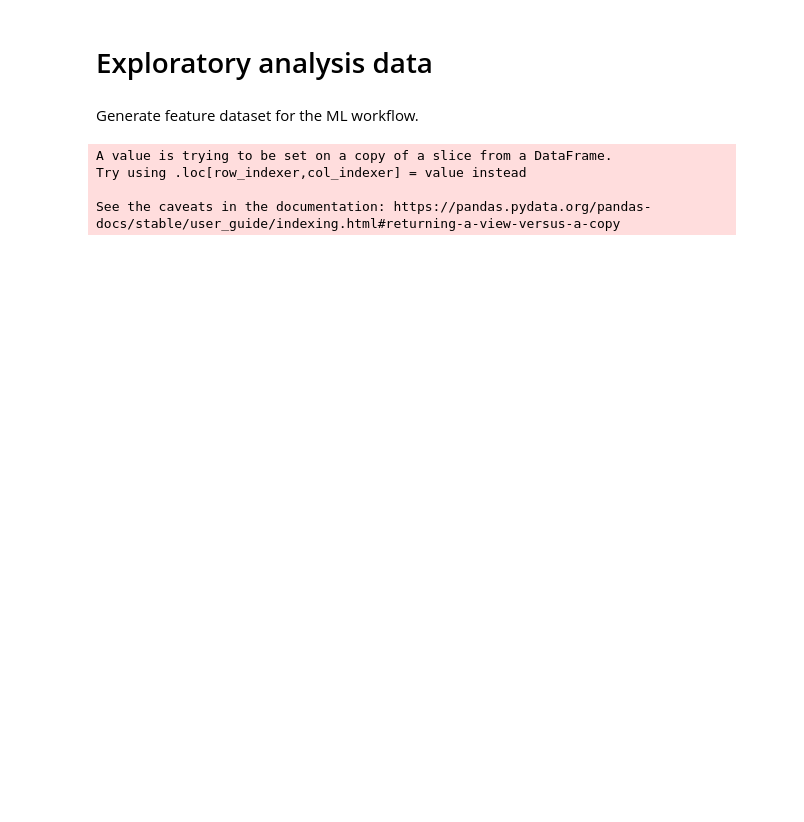
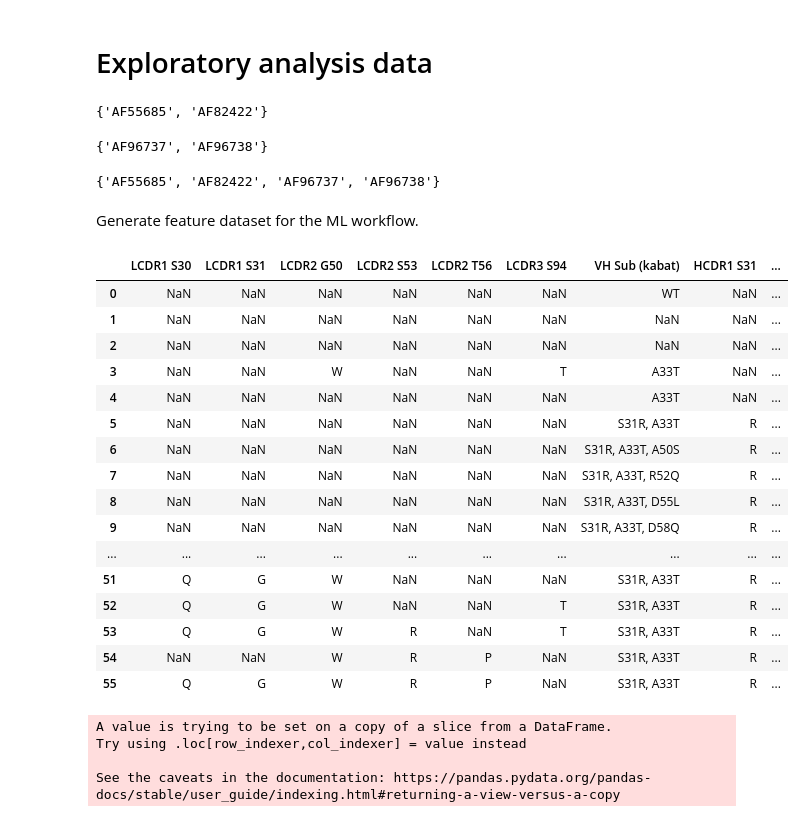
Before and after one commit to carrascomj/nnbody, a Jupyter notebook: notebooks/check_data.ipynb, the cells around one changed output. Cells and saved outputs as stored; diff of their text form; code cells hidden in the pictures; blank space fills up the shorter version.

```diff
--- a/notebooks/check_data.ipynb
+++ b/notebooks/check_data.ipynb
@@ -13,6 +13,38 @@ seqs_affi = pd.read_excel(join(DATA, "Affimat_AF82422_variant_data_all_AI.xlsx")
 biof_affi = pd.read_excel(join(DATA, "Affimat_AF82422_variant_data_all_AI.xlsx"), sheet_name=2) # tm here
 biof = pd.read_excel(join(DATA, "Asymab_variant_data_all.xlsx"), sheet_name=3)
 seqs = pd.read_excel(join(DATA, "Asymab_variant_data_all.xlsx"), sheet_name=1) # tm here
+# %%
+set(seqs_affi["LSP ID"].to_list()) - set(biof_affi["LSP ID"].to_list())
+# %% [output]
+{'AF55685', 'AF82422'}
+# %%
+set(biof_affi["LSP ID"].to_list()) - set(seqs_affi["LSP ID"].to_list())
+# %% [output]
+{'AF96737', 'AF96738'}
+# %%
+set(seqs["LSP ID"].to_list()) ^ set(biof["LSP ID"].to_list())
+# %% [output]
+{'AF55685', 'AF82422', 'AF96737', 'AF96738'}
 # %% [markdown]
 Generate feature dataset for the ML workflow.
+# %%
+seqs.iloc[:, 20:]
+# %% [output]
+|  | LCDR1 S30 | LCDR1 S31 | LCDR2 G50 | LCDR2 S53 | LCDR2 T56 | LCDR3 S94 | VH Sub (kabat) | HCDR1 S31 | ... |
+| 0 | NaN | NaN | NaN | NaN | NaN | NaN | WT | NaN | ... |
+| 1 | NaN | NaN | NaN | NaN | NaN | NaN | NaN | NaN | ... |
+| 2 | NaN | NaN | NaN | NaN | NaN | NaN | NaN | NaN | ... |
+| 3 | NaN | NaN | W | NaN | NaN | T | A33T | NaN | ... |
+| 4 | NaN | NaN | NaN | NaN | NaN | NaN | A33T | NaN | ... |
+| 5 | NaN | NaN | NaN | NaN | NaN | NaN | S31R, A33T | R | ... |
+| 6 | NaN | NaN | NaN | NaN | NaN | NaN | S31R, A33T, A50S | R | ... |
+| 7 | NaN | NaN | NaN | NaN | NaN | NaN | S31R, A33T, R52Q | R | ... |
+| 8 | NaN | NaN | NaN | NaN | NaN | NaN | S31R, A33T, D55L | R | ... |
+| 9 | NaN | NaN | NaN | NaN | NaN | NaN | S31R, A33T, D58Q | R | ... |
+| ... | ... | ... | ... | ... | ... | ... | ... | ... | ... |
+| 51 | Q | G | W | NaN | NaN | NaN | S31R, A33T | R | ... |
+| 52 | Q | G | W | NaN | NaN | T | S31R, A33T | R | ... |
+| 53 | Q | G | W | R | NaN | T | S31R, A33T | R | ... |
+| 54 | NaN | NaN | W | R | P | NaN | S31R, A33T | R | ... |
+| 55 | Q | G | W | R | P | NaN | S31R, A33T | R | ... |
 # %%
```
Also changed, not shown: parts of 1 cell of this notebook, 17 other files.
